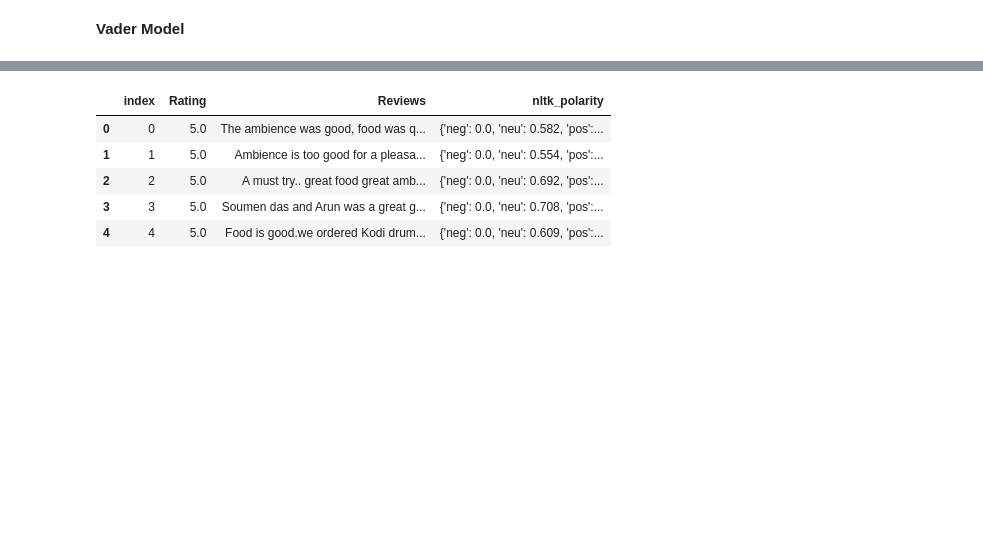
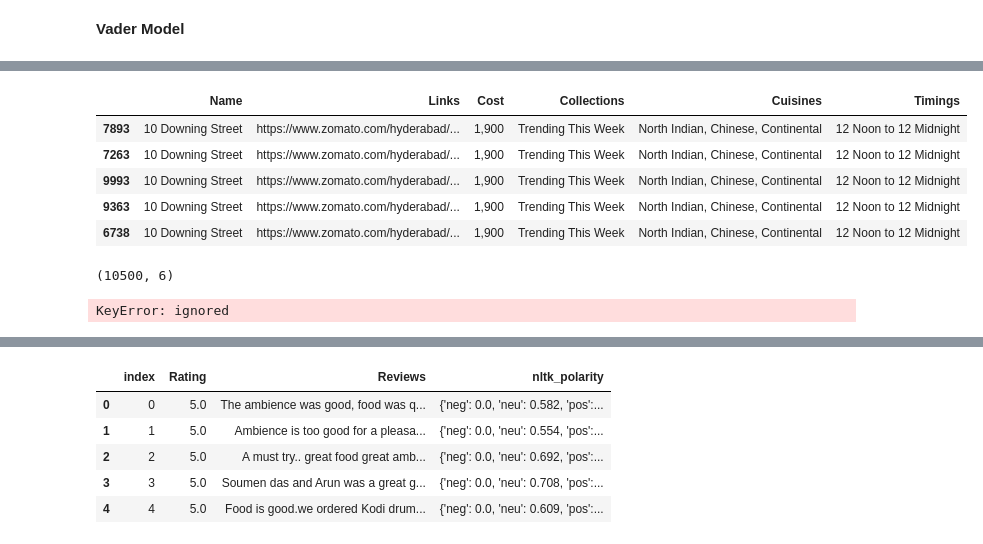
Before and after one commit to SethupathyM/Unsupervised_ML_Clustering_and_Sentiment_Analysis_Zomato_Restaurant, a Jupyter notebook: Zomato_Restaurant_Clustering_and_Sentiment_Analysis_.ipynb, the cells around one changed output, grey strips where cells are left out. Saved outputs shown, nothing was run; the diff lists cells and outputs as text; code cells hidden in the pictures; blank space fills up the shorter version.

```diff
--- a/Zomato_Restaurant_Clustering_and_Sentiment_Analysis_.ipynb
+++ b/Zomato_Restaurant_Clustering_and_Sentiment_Analysis_.ipynb
@@ -1119,0 +1126,3 @@ len(df_r['Reviewer'].value_counts())
+# %%
+df_copy = pd.read_csv('/content/Mydrive/MyDrive/Capstone_Project_Unsupervised_ML_Zomato_Restaurant_Clustering_and_Sentiment_Analysis/Zomato Restaurant names and Metadata.csv')
+df_r_copy = pd.read_csv('/content/Mydrive/MyDrive/Capstone_Project_Unsupervised_ML_Zomato_Restaurant_Clustering_and_Sentiment_Analysis/Zomato Restaurant reviews.csv')
@@ -1120,3 +1142,24 @@ len(df_r['Reviewer'].value_counts())
+# %%
+df_copy = df_copy.append([df_copy]*99,ignore_index=True)
+# %%
+df_copy.sort_values(by = 'Name',inplace= True)
+# %%
+df_copy.head()
+# %% [output]
+|  | Name | Links | Cost | Collections | Cuisines | Timings |
+| 7893 | 10 Downing Street | https://www.zomato.com/hyderabad/... | 1,900 | Trending This Week | North Indian, Chinese, Continental | 12 Noon to 12 Midnight |
+| 7263 | 10 Downing Street | https://www.zomato.com/hyderabad/... | 1,900 | Trending This Week | North Indian, Chinese, Continental | 12 Noon to 12 Midnight |
+| 9993 | 10 Downing Street | https://www.zomato.com/hyderabad/... | 1,900 | Trending This Week | North Indian, Chinese, Continental | 12 Noon to 12 Midnight |
+| 9363 | 10 Downing Street | https://www.zomato.com/hyderabad/... | 1,900 | Trending This Week | North Indian, Chinese, Continental | 12 Noon to 12 Midnight |
+| 6738 | 10 Downing Street | https://www.zomato.com/hyderabad/... | 1,900 | Trending This Week | North Indian, Chinese, Continental | 12 Noon to 12 Midnight |
+# %%
+df_copy.shape
+# %% [output]
+(10500, 6)
+# %%
+outer_merged = pd.merge(df_r_copy, df_copy, how = 'inner', on = 'Restaurant')
+# %% [output]
+KeyError: ignored
 # %%
 from nltk.sentiment import SentimentIntensityAnalyzer
 from tqdm.notebook import tqdm
```
Also changed, not shown: parts of 19 cells of this notebook.
